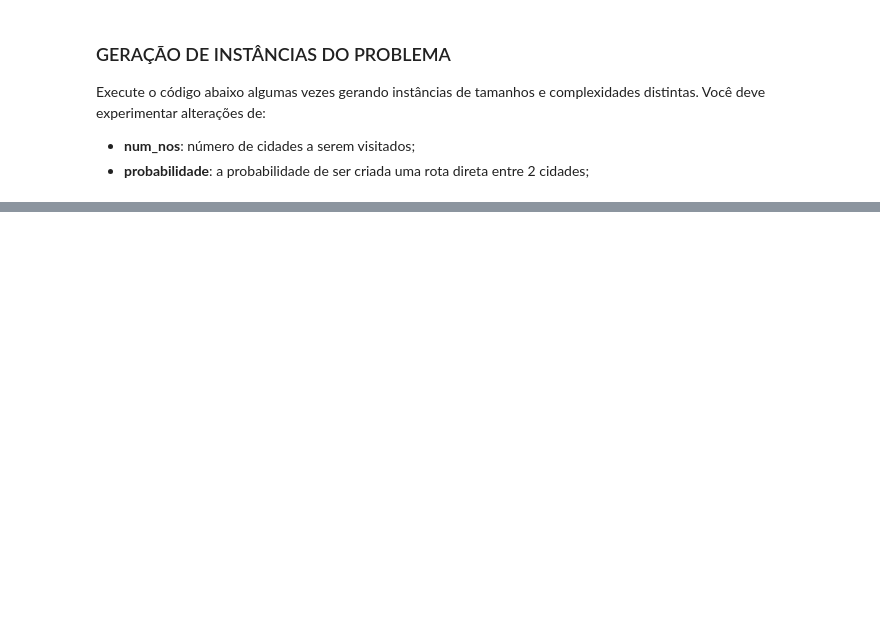
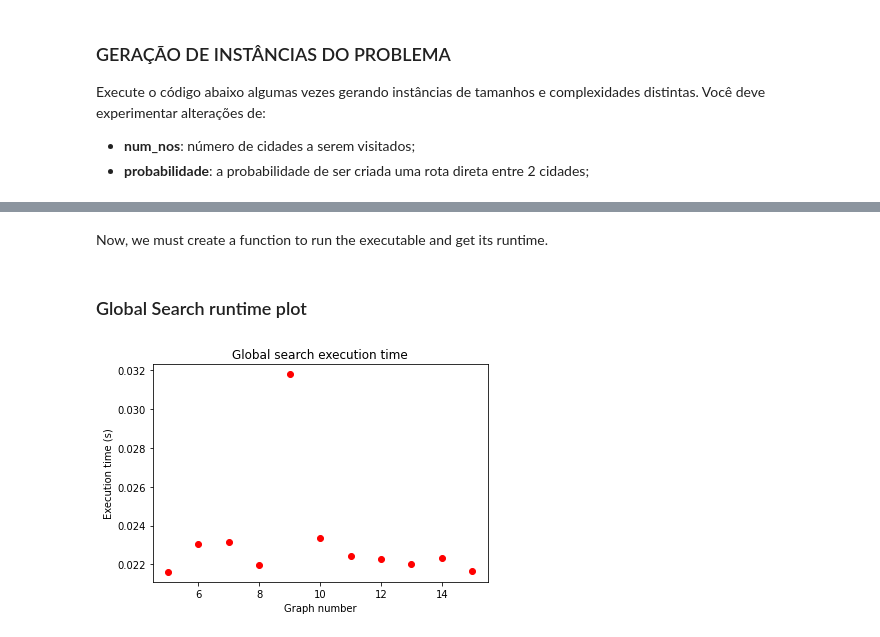
Before and after one commit to G3mha/Vehicle-Routing-Problem, a Jupyter notebook: main.ipynb, the cells around one changed output, grey strips where cells are left out. Saved outputs shown, nothing was run; the diff lists cells and outputs as text; code cells hidden in the pictures; blank space fills up the shorter version.

```diff
--- a/main.ipynb
+++ b/main.ipynb
@@ -283,0 +97,32 @@ A correção do projeto levará em conta:
+# %% [markdown]
+Now, we must create a function to run the executable and get its runtime.
+# %%
+# Define the capacity and input file folder
+capacity = 15
+input_folder = os.path.join(os.getcwd(), "src/input")
+# %%
+def run_and_time_executable(executable_name):
+  results = {}
+  for file in os.listdir(input_folder):
+    if file.startswith("graph") and file.endswith(".txt"):
+      # Extract the graph number from the file name
+      graph_number = int(file[5:-4])
+      start = time.time()
+      # Call the executable with the input file
+      process = subprocess.Popen(f"./{executable_name} {os.path.join(input_folder, file)} {capacity}", shell=True, stdout=subprocess.PIPE, stderr=subprocess.PIPE)
+      stdout, stderr = process.communicate()
+      end = time.time()
+      results[graph_number] = end - start
+  return results
+# %% [markdown]
+### Global Search runtime plot
+# %%
+# Run the global search executable and plot the results
+global_results = run_and_time_executable("global_search")
+plt.plot(list(global_results.keys()), list(global_results.values()), "ro")
+plt.xlabel("Graph number")
+plt.ylabel("Execution time (s)")
+plt.title("Global search execution time")
+plt.show()
+# %% [output]
+[figure, added]
```
Also changed, not shown: parts of 21 cells of this notebook, 5 other files.
